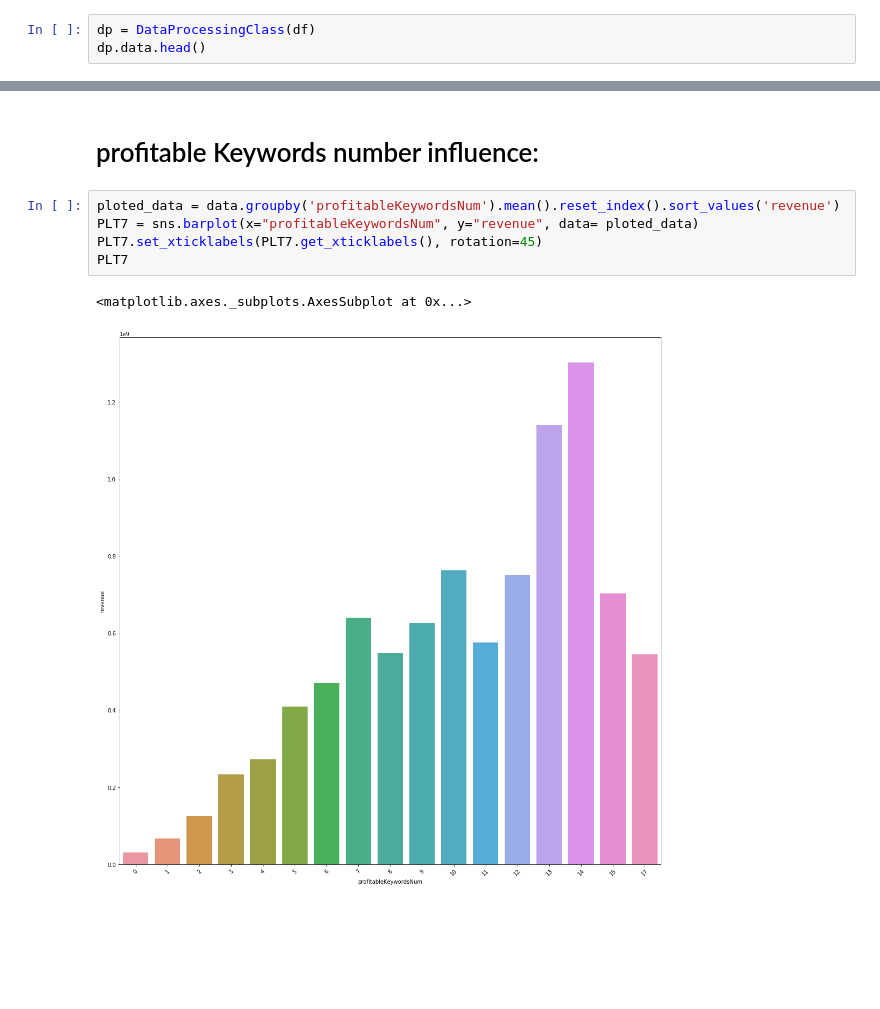
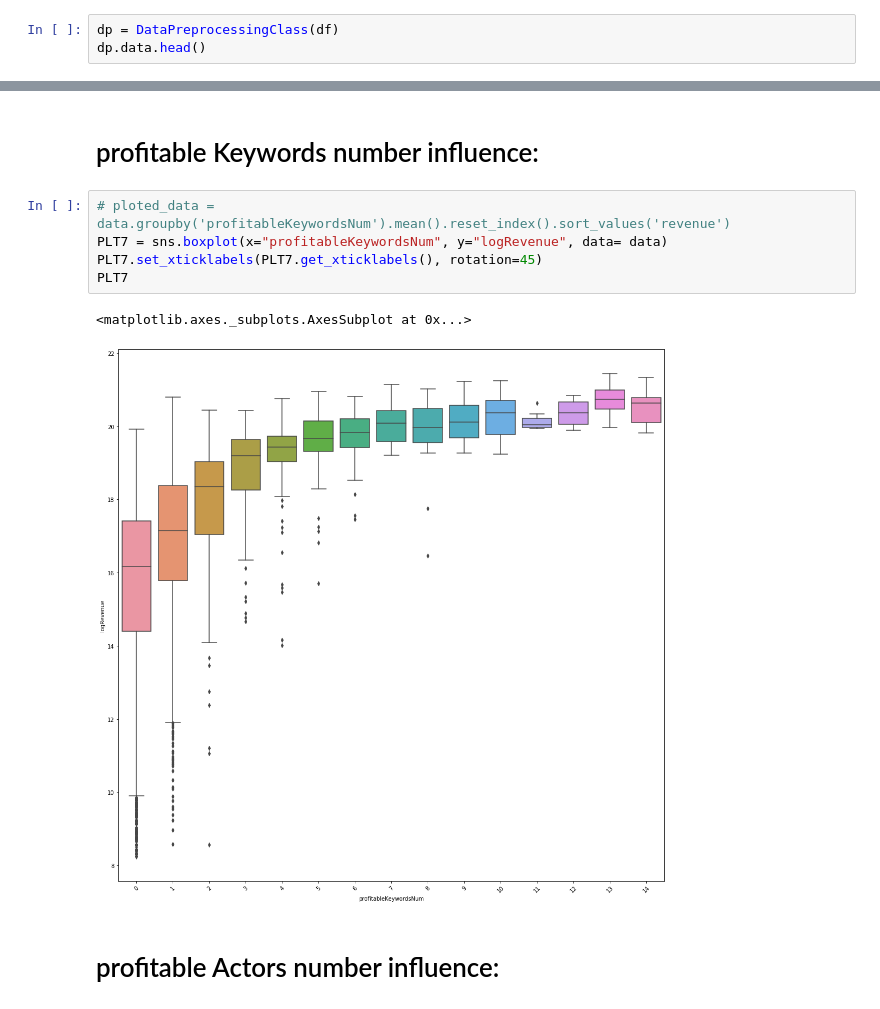
Before and after one commit to Stayermax/BORP, a Jupyter notebook: EDA.ipynb, the cells around one changed output, grey strips where cells are left out. Drawn from its saved outputs; the diff is of its cells as text; blank space fills up the shorter version.

```diff
--- a/EDA.ipynb
+++ b/EDA.ipynb
@@ -18,7 +18,7 @@ df.head(3)
 | 1 | /lYeE7k0OR3HXyoq7FeswyaxFJvL.jpg | {'id': 256296, 'name': 'Silent Ni... | 250000 | [{'id': 35, 'name': 'Comedy'}, {'... | NaN | 50719 | tt0093974 | en | ... |
 | 2 | /gVXLIfMR2hLmkn0nACctlMCJBfx.jpg | NaN | 0 | [{'id': 99, 'name': 'Documentary'}] | https://www.scottymovie.com/ | 469062 | tt2773246 | en | ... |
 # %%
-dp = DataProcessingClass(df)
+dp = DataPreprocessingClass(df)
 dp.data.head()
 # %% [output]
 |  | budget | id | popularity | revenue | runtime | title | vote_average | vote_count | logRevenue | ... |
@@ -175,10 +193,12 @@ PLT6
 # %% [markdown]
 # profitable Keywords number influence:
 # %%
-ploted_data = data.groupby('profitableKeywordsNum').mean().reset_index().sort_values('revenue')
-PLT7 = sns.barplot(x="profitableKeywordsNum", y="revenue", data= ploted_data)
+# ploted_data = data.groupby('profitableKeywordsNum').mean().reset_index().sort_values('revenue')
+PLT7 = sns.boxplot(x="profitableKeywordsNum", y="logRevenue", data= data)
 PLT7.set_xticklabels(PLT7.get_xticklabels(), rotation=45)
 PLT7
 # %% [output]
 <matplotlib.axes._subplots.AxesSubplot at 0x...>
-[figure, old version]
+[figure, new version]
+# %% [markdown]
+# profitable Actors number influence:
```
Also changed, not shown: parts of 12 cells of this notebook, 8 other files.
